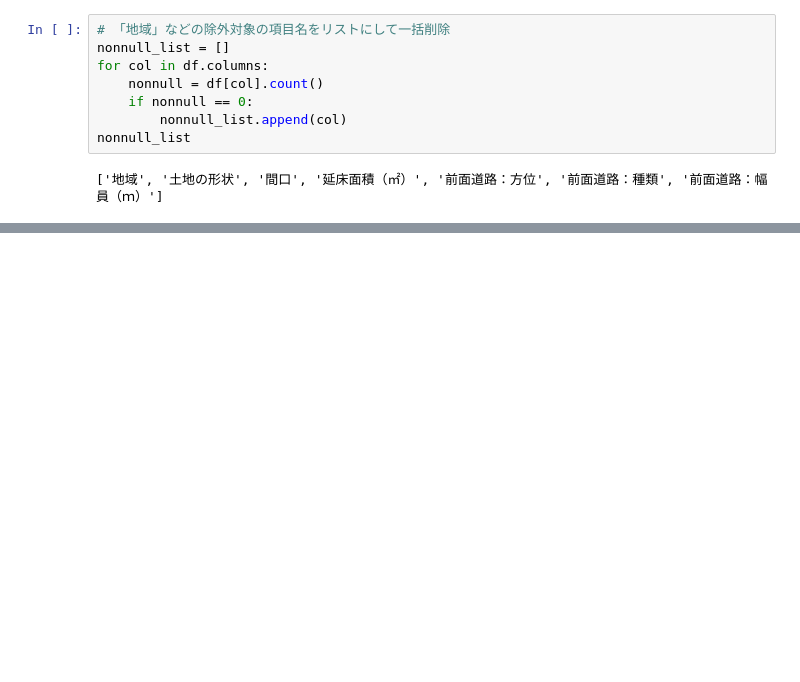
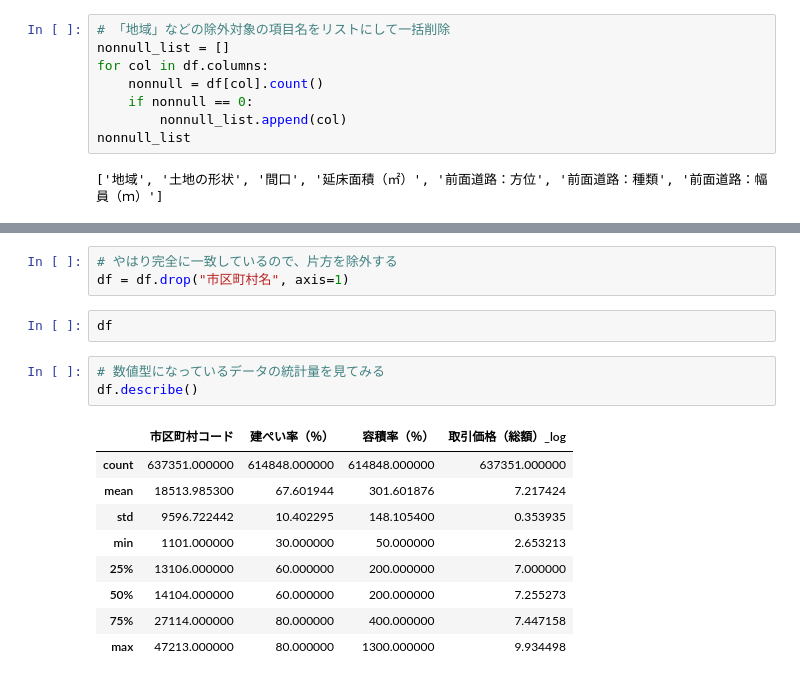
Before and after one commit to itachi-P/DataAnalysis_MachineLearning, a Jupyter notebook: eda.ipynb, the cells around one changed output, grey strips where cells are left out. Saved outputs shown, nothing was run; the diff lists cells and outputs as text; blank space fills up the shorter version.

```diff
--- a/eda.ipynb
+++ b/eda.ipynb
@@ -131,0 +186,18 @@ nonnull_list
+# %%
+# やはり完全に一致しているので、片方を除外する
+df = df.drop("市区町村名", axis=1)
+# %%
+df
+# %%
+# 数値型になっているデータの統計量を見てみる
+df.describe()
+# %% [output]
+|  | 市区町村コード | 建ぺい率（％） | 容積率（％） | 取引価格（総額）_log |
+| count | 637351.000000 | 614848.000000 | 614848.000000 | 637351.000000 |
+| mean | 18513.985300 | 67.601944 | 301.601876 | 7.217424 |
+| std | 9596.722442 | 10.402295 | 148.105400 | 0.353935 |
+| min | 1101.000000 | 30.000000 | 50.000000 | 2.653213 |
+| 25% | 13106.000000 | 60.000000 | 200.000000 | 7.000000 |
+| 50% | 14104.000000 | 60.000000 | 200.000000 | 7.255273 |
+| 75% | 27114.000000 | 80.000000 | 400.000000 | 7.447158 |
+| max | 47213.000000 | 80.000000 | 1300.000000 | 9.934498 |
```
Also changed, not shown: parts of 24 cells of this notebook.
